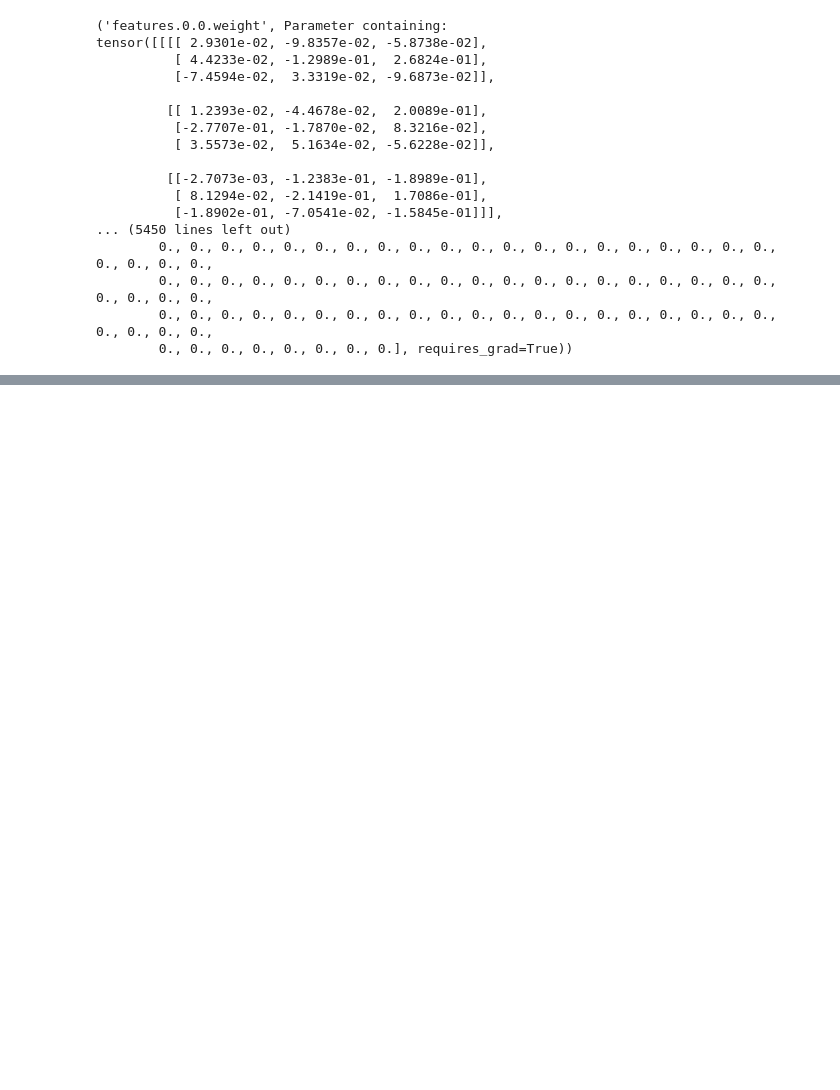
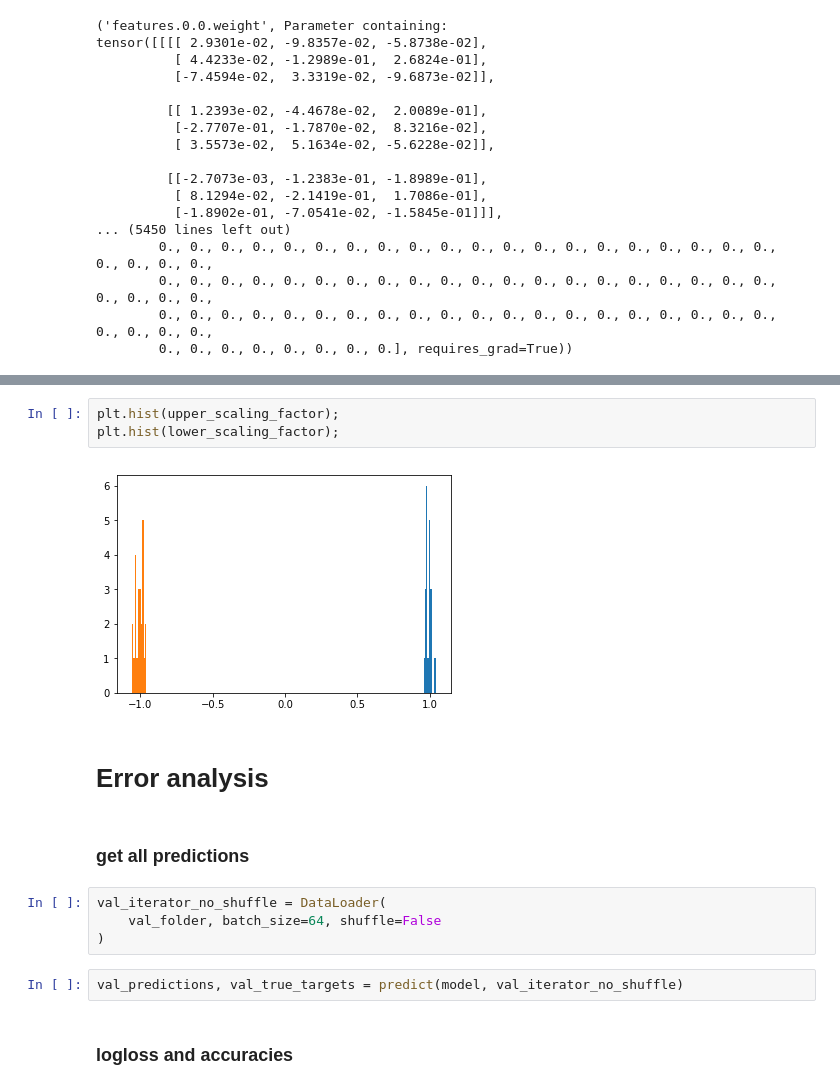
Before and after one commit to dan-fritchman/trained-ternary-quantization, a Jupyter notebook: ttq_mobilenet_v3/test_and_explore.ipynb, the cells around one changed output, grey strips where cells are left out. Cells and saved outputs as stored; diff of their text form; blank space fills up the shorter version.

```diff
--- a/ttq_mobilenet_v3/test_and_explore.ipynb
+++ b/ttq_mobilenet_v3/test_and_explore.ipynb
@@ -78,0 +160,17 @@ tensor([[[[ 2.9301e-02, -9.8357e-02, -5.8738e-02],
+# %%
+plt.hist(upper_scaling_factor);
+plt.hist(lower_scaling_factor);
+# %% [output]
+[figure, added]
+# %% [markdown]
+# Error analysis
+# %% [markdown]
+### get all predictions
+# %%
+val_iterator_no_shuffle = DataLoader(
+    val_folder, batch_size=64, shuffle=False
+)
+# %%
+val_predictions, val_true_targets = predict(model, val_iterator_no_shuffle)
+# %% [markdown]
+### logloss and accuracies
```
Also changed, not shown: parts of 30 cells of this notebook.
